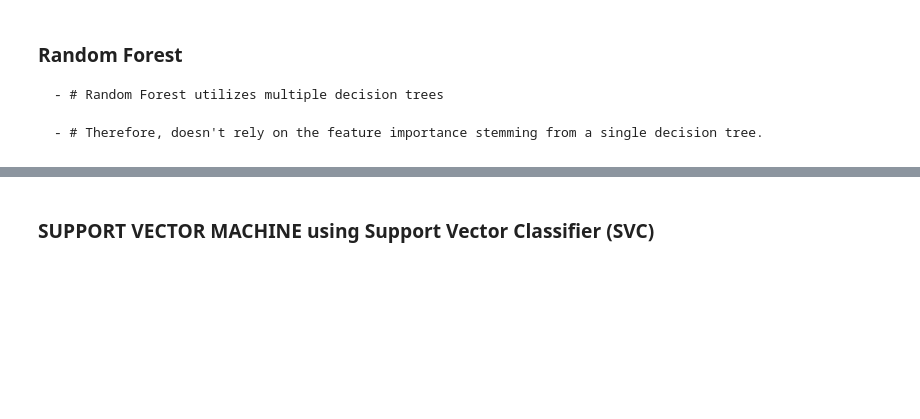
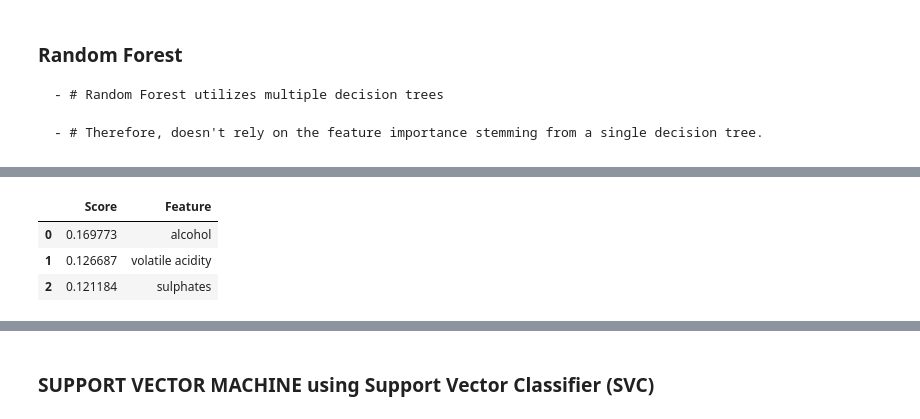
Before and after one commit to Nickguild1993/machine_learning_models, a Jupyter notebook: ClassificationModels_WineDS_SCALED.ipynb, the cells around one changed output, grey strips where cells are left out. Saved outputs shown, nothing was run; the diff lists cells and outputs as text; code cells hidden in the pictures; blank space fills up the shorter version.

```diff
--- a/ClassificationModels_WineDS_SCALED.ipynb
+++ b/ClassificationModels_WineDS_SCALED.ipynb
@@ -353,0 +392,9 @@ weighted avg       0.89      0.90      0.89       560
+# %%
+rf_feature_df = pd.DataFrame(rf_feature_importances, columns=["Score", "Feature"])
+# rf_feature_df = rf_feature_df.set_index("Feature")
+rf_feature_df.head(3)
+# %% [output]
+|  | Score | Feature |
+| 0 | 0.169773 | alcohol |
+| 1 | 0.126687 | volatile acidity |
+| 2 | 0.121184 | sulphates |
```
Also changed, not shown: parts of 18 cells of this notebook.
